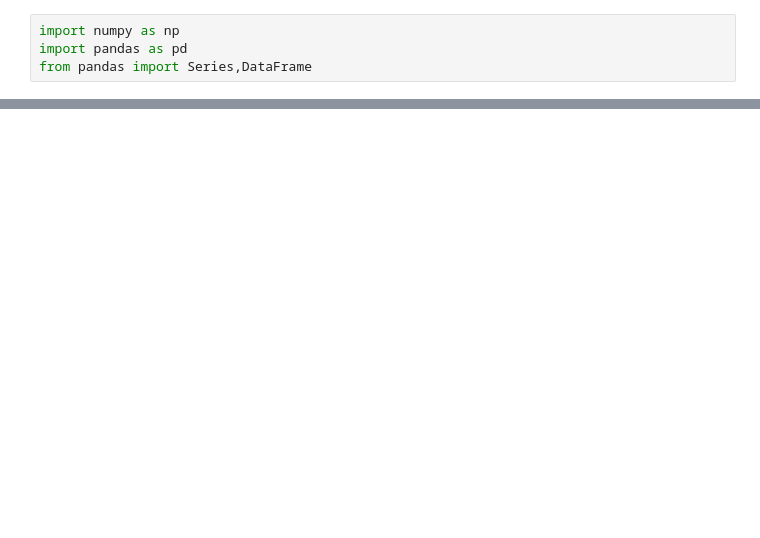
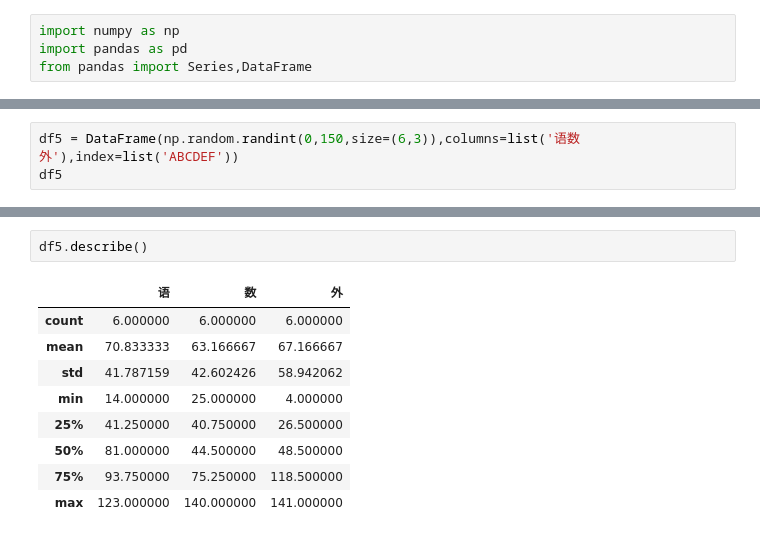
Before and after one commit to exialk2012/jupytercode, a Jupyter notebook: JupyterNotebook/PandasData.ipynb, the cells around one changed output, grey strips where cells are left out. Cells and saved outputs as stored; diff of their text form; blank space fills up the shorter version.

```diff
--- a/JupyterNotebook/PandasData.ipynb
+++ b/JupyterNotebook/PandasData.ipynb
@@ -27,0 +196,3 @@ dtype: bool
+# %%
+df5 = DataFrame(np.random.randint(0,150,size=(6,3)),columns=list('语数外'),index=list('ABCDEF'))
+df5
@@ -27,0 +207,12 @@ dtype: bool
+# %%
+df5.describe()
+# %% [output]
+|  | 语 | 数 | 外 |
+| count | 6.000000 | 6.000000 | 6.000000 |
+| mean | 70.833333 | 63.166667 | 67.166667 |
+| std | 41.787159 | 42.602426 | 58.942062 |
+| min | 14.000000 | 25.000000 | 4.000000 |
+| 25% | 41.250000 | 40.750000 | 26.500000 |
+| 50% | 81.000000 | 44.500000 | 48.500000 |
+| 75% | 93.750000 | 75.250000 | 118.500000 |
+| max | 123.000000 | 140.000000 | 141.000000 |
```
Also changed, not shown: parts of 44 cells of this notebook.
